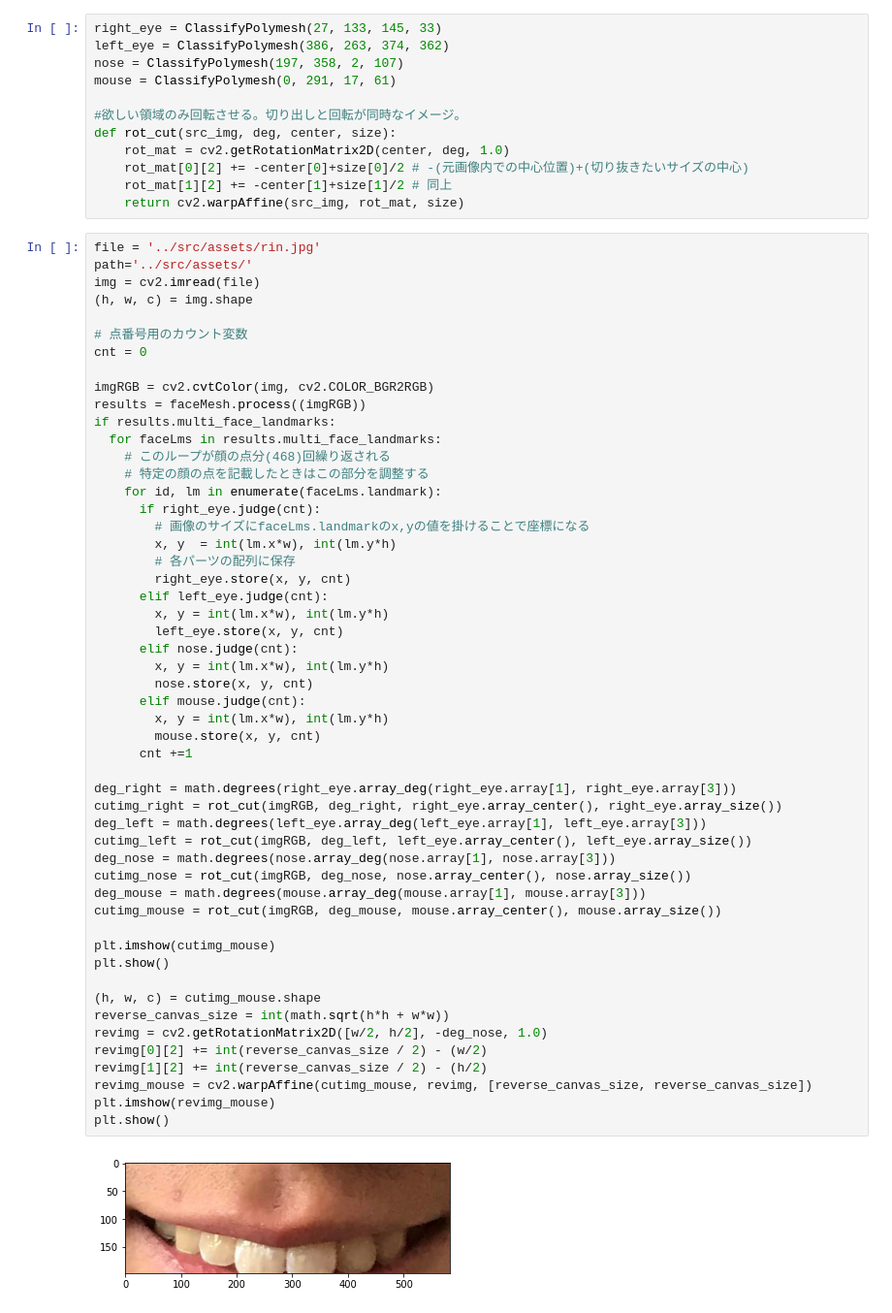
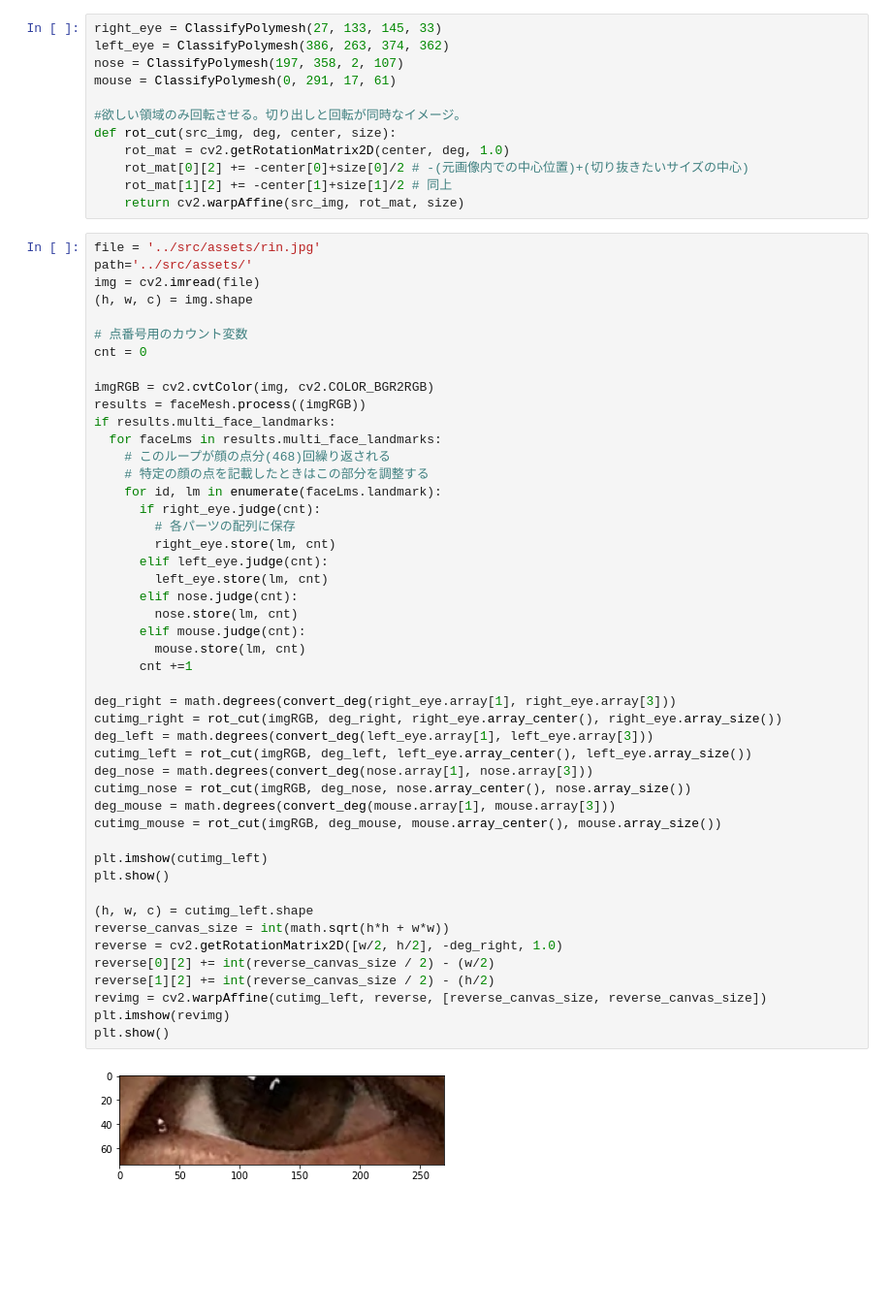
Before and after one commit to MiyamotoRin/FaceGraph, a Jupyter notebook: backend/rectangle.ipynb, the cells around one changed output. Shown at 97% size. Cells and saved outputs as stored; diff of their text form; blank space fills up the shorter version.

```diff
--- a/backend/rectangle.ipynb
+++ b/backend/rectangle.ipynb
@@ -78,51 +88,46 @@ path='../src/assets/'
 img = cv2.imread(file)
 (h, w, c) = img.shape
 
 # 点番号用のカウント変数
 cnt = 0
 
 imgRGB = cv2.cvtColor(img, cv2.COLOR_BGR2RGB)
 results = faceMesh.process((imgRGB))
 if results.multi_face_landmarks:
   for faceLms in results.multi_face_landmarks:
     # このループが顔の点分(468)回繰り返される
     # 特定の顔の点を記載したときはこの部分を調整する
     for id, lm in enumerate(faceLms.landmark):
       if right_eye.judge(cnt):
-        # 画像のサイズにfaceLms.landmarkのx,yの値を掛けることで座標になる
-        x, y  = int(lm.x*w), int(lm.y*h)
         # 各パーツの配列に保存
-        right_eye.store(x, y, cnt)
+        right_eye.store(lm, cnt)
       elif left_eye.judge(cnt):
-        x, y = int(lm.x*w), int(lm.y*h)
-        left_eye.store(x, y, cnt)
+        left_eye.store(lm, cnt)
       elif nose.judge(cnt):
-        x, y = int(lm.x*w), int(lm.y*h)
-        nose.store(x, y, cnt)
+        nose.store(lm, cnt)
       elif mouse.judge(cnt):
-        x, y = int(lm.x*w), int(lm.y*h)
-        mouse.store(x, y, cnt)
+        mouse.store(lm, cnt)
       cnt +=1
 
-deg_right = math.degrees(right_eye.array_deg(right_eye.array[1], right_eye.array[3]))
+deg_right = math.degrees(convert_deg(right_eye.array[1], right_eye.array[3]))
 cutimg_right = rot_cut(imgRGB, deg_right, right_eye.array_center(), right_eye.array_size())
-deg_left = math.degrees(left_eye.array_deg(left_eye.array[1], left_eye.array[3]))
+deg_left = math.degrees(convert_deg(left_eye.array[1], left_eye.array[3]))
 cutimg_left = rot_cut(imgRGB, deg_left, left_eye.array_center(), left_eye.array_size())
-deg_nose = math.degrees(nose.array_deg(nose.array[1], nose.array[3]))
+deg_nose = math.degrees(convert_deg(nose.array[1], nose.array[3]))
 cutimg_nose = rot_cut(imgRGB, deg_nose, nose.array_center(), nose.array_size())
-deg_mouse = math.degrees(mouse.array_deg(mouse.array[1], mouse.array[3]))
+deg_mouse = math.degrees(convert_deg(mouse.array[1], mouse.array[3]))
 cutimg_mouse = rot_cut(imgRGB, deg_mouse, mouse.array_center(), mouse.array_size())
 
-plt.imshow(cutimg_mouse)
+plt.imshow(cutimg_left)
 plt.show()
 
-(h, w, c) = cutimg_mouse.shape
+(h, w, c) = cutimg_left.shape
 reverse_canvas_size = int(math.sqrt(h*h + w*w))
-revimg = cv2.getRotationMatrix2D([w/2, h/2], -deg_nose, 1.0)
-revimg[0][2] += int(reverse_canvas_size / 2) - (w/2)
-revimg[1][2] += int(reverse_canvas_size / 2) - (h/2)
-revimg_mouse = cv2.warpAffine(cutimg_mouse, revimg, [reverse_canvas_size, reverse_canvas_size])
-plt.imshow(revimg_mouse)
+reverse = cv2.getRotationMatrix2D([w/2, h/2], -deg_right, 1.0)
+reverse[0][2] += int(reverse_canvas_size / 2) - (w/2)
+reverse[1][2] += int(reverse_canvas_size / 2) - (h/2)
+revimg = cv2.warpAffine(cutimg_left, reverse, [reverse_canvas_size, reverse_canvas_size])
+plt.imshow(revimg)
 plt.show()
 # %% [output]
-[figure, old version]
+[figure, new version]
```
Also changed, not shown: parts of 3 cells of this notebook, 2 other files.
